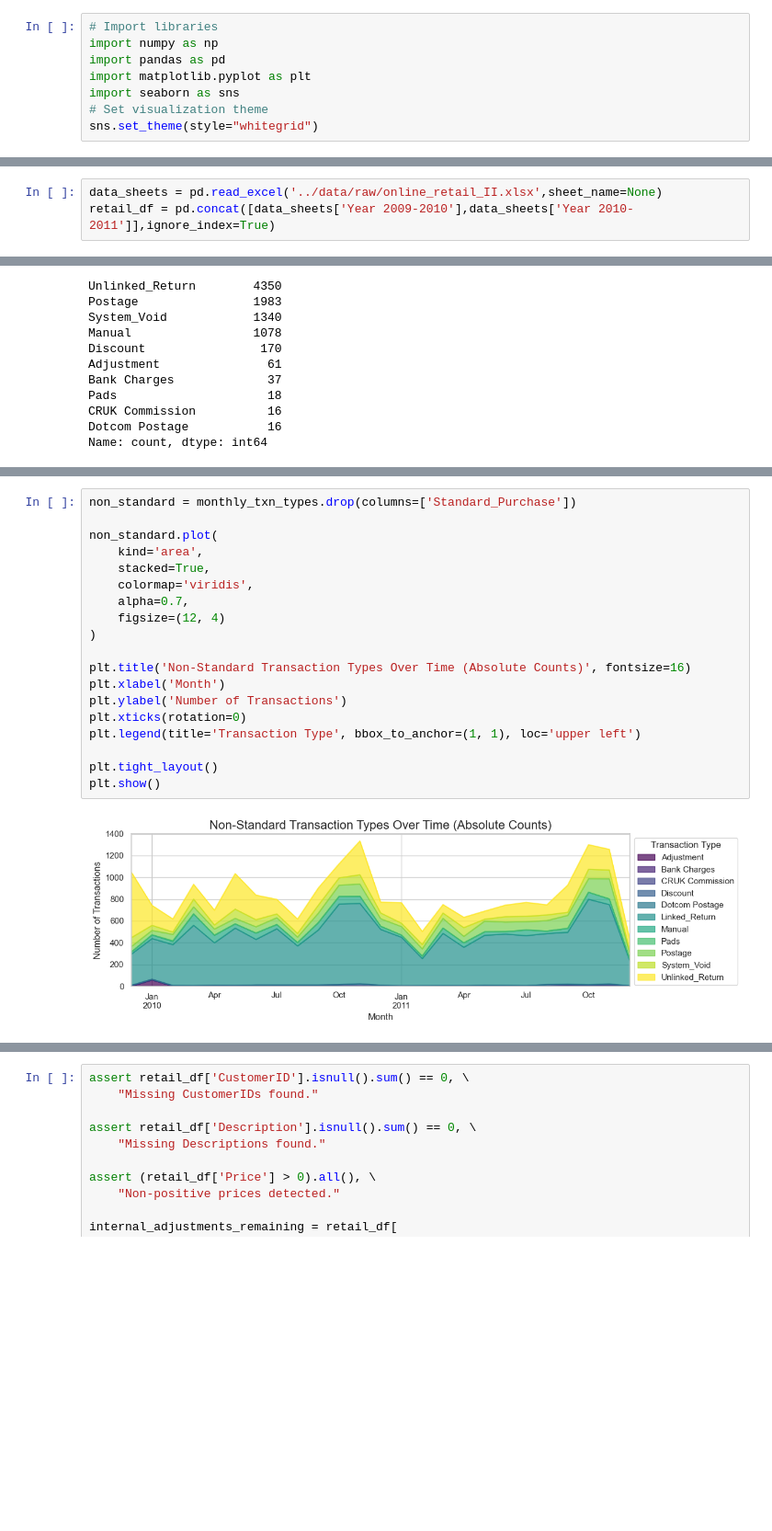
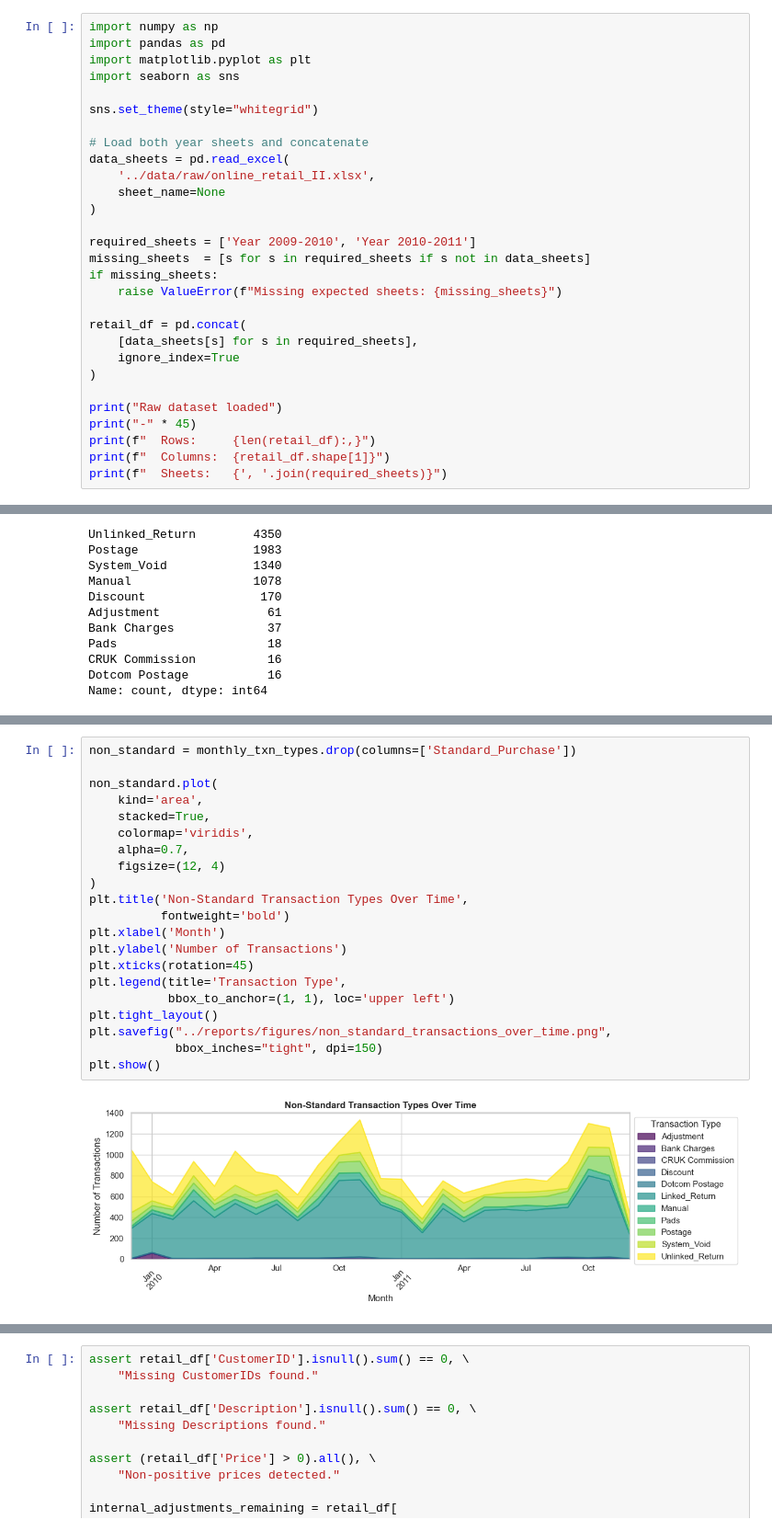
Before and after one commit to stefanobrusadelli/customer-churn-prediction, a Jupyter notebook: notebook/01_data_cleaning.ipynb, the cells around one changed output, grey strips where cells are left out. Shown at 92% size. Cells and saved outputs as stored; diff of their text form; blank space fills up the shorter version.

```diff
--- a/notebook/01_data_cleaning.ipynb
+++ b/notebook/01_data_cleaning.ipynb
@@ -14,8 +37,29 @@ Load required libraries and raw dataset.
 # %%
-# Import libraries
 import numpy as np
 import pandas as pd
 import matplotlib.pyplot as plt
 import seaborn as sns
-# Set visualization theme
+
 sns.set_theme(style="whitegrid")
+
+# Load both year sheets and concatenate
+data_sheets = pd.read_excel(
+    '../data/raw/online_retail_II.xlsx',
+    sheet_name=None
+)
+
+required_sheets = ['Year 2009-2010', 'Year 2010-2011']
+missing_sheets  = [s for s in required_sheets if s not in data_sheets]
+if missing_sheets:
+    raise ValueError(f"Missing expected sheets: {missing_sheets}")
+
+retail_df = pd.concat(
+    [data_sheets[s] for s in required_sheets],
+    ignore_index=True
+)
+
+print("Raw dataset loaded")
+print("-" * 45)
+print(f"  Rows:     {len(retail_df):,}")
+print(f"  Columns:  {retail_df.shape[1]}")
+print(f"  Sheets:   {', '.join(required_sheets)}")
@@ -22,5 +72,2 @@ sns.set_theme(style="whitegrid")
-# %%
-data_sheets = pd.read_excel('../data/raw/online_retail_II.xlsx',sheet_name=None)
-retail_df = pd.concat([data_sheets['Year 2009-2010'],data_sheets['Year 2010-2011']],ignore_index=True)
 # %% [markdown]
 ## 2. Initial Data Audit
@@ -389,22 +591,24 @@ plt.show()
 # %%
 non_standard = monthly_txn_types.drop(columns=['Standard_Purchase'])
 
 non_standard.plot(
     kind='area',
     stacked=True,
     colormap='viridis',
     alpha=0.7,
     figsize=(12, 4)
 )
-
-plt.title('Non-Standard Transaction Types Over Time (Absolute Counts)', fontsize=16)
+plt.title('Non-Standard Transaction Types Over Time',
+          fontweight='bold')
 plt.xlabel('Month')
 plt.ylabel('Number of Transactions')
-plt.xticks(rotation=0)
-plt.legend(title='Transaction Type', bbox_to_anchor=(1, 1), loc='upper left')
-
+plt.xticks(rotation=45)
+plt.legend(title='Transaction Type',
+           bbox_to_anchor=(1, 1), loc='upper left')
 plt.tight_layout()
+plt.savefig("../reports/figures/non_standard_transactions_over_time.png",
+            bbox_inches="tight", dpi=150)
 plt.show()
 # %% [output]
-[figure, old version]
+[figure, new version]
 # %% [markdown]
```
Also changed, not shown: parts of 45 cells of this notebook.
